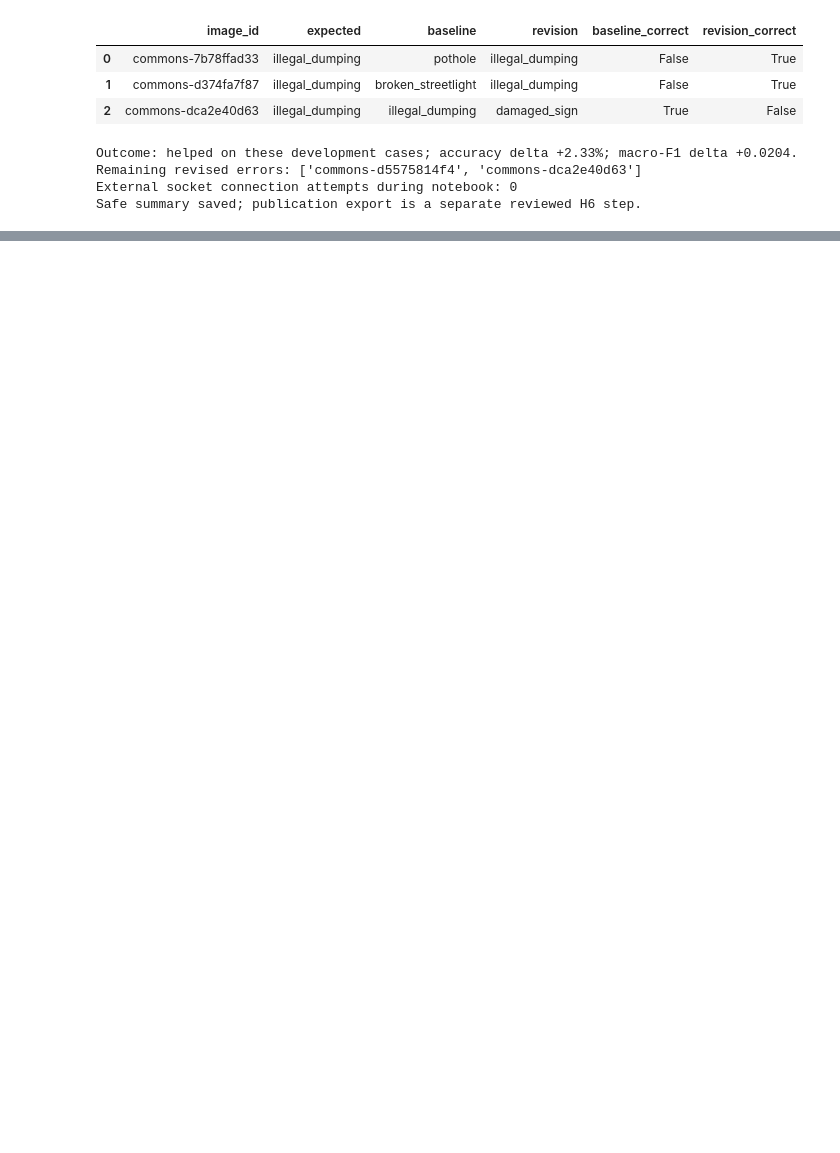
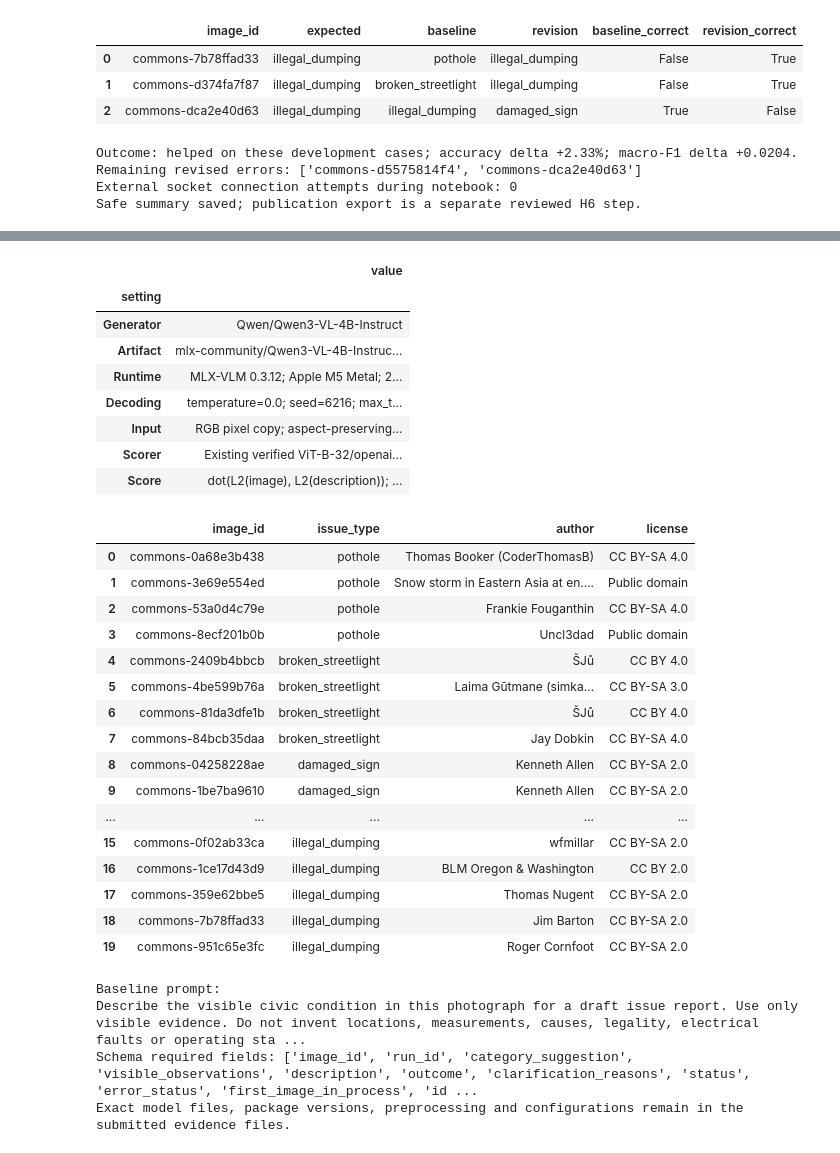
Before and after one commit to Itz-Viggy/civicfix, a Jupyter notebook: experiments/first_model_exploration/training_experiments.ipynb, the cells around one changed output, grey strips where cells are left out. Saved outputs shown, nothing was run; the diff lists cells and outputs as text; code cells hidden in the pictures; blank space fills up the shorter version.

```diff
--- a/experiments/first_model_exploration/training_experiments.ipynb
+++ b/experiments/first_model_exploration/training_experiments.ipynb
@@ -514,0 +562,47 @@ The result supports keeping the revised prompts for the next evaluation, but a s
+# %%
+baseline_desc_cfg = desc_runs["baseline"][0]
+settings = baseline_desc_cfg["settings"]
+display(pd.DataFrame([
+    {"setting": "Generator", "value": settings["model_id"]},
+    {"setting": "Artifact", "value": settings["artifact_id"] + " @ " + settings["artifact_revision"]},
+    {"setting": "Runtime", "value": "MLX-VLM 0.3.12; Apple M5 Metal; 24 GiB memory; local 4-bit"},
+    {"setting": "Decoding", "value": f"temperature={settings['temperature']}; seed={settings['seed']}; max_tokens={settings['max_tokens']}"},
+    {"setting": "Input", "value": f"RGB pixel copy; aspect-preserving max side {settings['generator_max_side']} px"},
+    {"setting": "Scorer", "value": "Existing verified ViT-B-32/openai; native transforms/tokenizer; CPU fp32"},
+    {"setting": "Score", "value": "dot(L2(image), L2(description)); no prefix/rescaling; raw cosine, not official CLIPScore"},
+]).set_index("setting"))
+display(pd.DataFrame(selection["images"])[["image_id", "issue_type", "author", "license"]])
+print("Baseline prompt:\n" + baseline_desc_cfg["prompt"]["base"])
+print("Schema required fields:", json.loads((DESC / "schemas.json").read_text())["generation"]["required"])
+print("Exact model files, package versions, preprocessing and configurations remain in the submitted evidence files.")
+# %% [output]
+|  | value |
+| setting |  |
+| Generator | Qwen/Qwen3-VL-4B-Instruct |
+| Artifact | mlx-community/Qwen3-VL-4B-Instruc... |
+| Runtime | MLX-VLM 0.3.12; Apple M5 Metal; 2... |
+| Decoding | temperature=0.0; seed=6216; max_t... |
+| Input | RGB pixel copy; aspect-preserving... |
+| Scorer | Existing verified ViT-B-32/openai... |
+| Score | dot(L2(image), L2(description)); ... |
+|  | image_id | issue_type | author | license |
+| 0 | commons-0a68e3b438 | pothole | Thomas Booker (CoderThomasB) | CC BY-SA 4.0 |
+| 1 | commons-3e69e554ed | pothole | Snow storm in Eastern Asia at en.... | Public domain |
+| 2 | commons-53a0d4c79e | pothole | Frankie Fouganthin | CC BY-SA 4.0 |
+| 3 | commons-8ecf201b0b | pothole | Uncl3dad | Public domain |
+| 4 | commons-2409b4bbcb | broken_streetlight | ŠJů | CC BY 4.0 |
+| 5 | commons-4be599b76a | broken_streetlight | Laima Gūtmane (simka… | CC BY-SA 3.0 |
+| 6 | commons-81da3dfe1b | broken_streetlight | ŠJů | CC BY 4.0 |
+| 7 | commons-84bcb35daa | broken_streetlight | Jay Dobkin | CC BY-SA 4.0 |
+| 8 | commons-04258228ae | damaged_sign | Kenneth Allen | CC BY-SA 2.0 |
+| 9 | commons-1be7ba9610 | damaged_sign | Kenneth Allen | CC BY-SA 2.0 |
+| ... | ... | ... | ... | ... |
+| 15 | commons-0f02ab33ca | illegal_dumping | wfmillar | CC BY-SA 2.0 |
+| 16 | commons-1ce17d43d9 | illegal_dumping | BLM Oregon & Washington | CC BY 2.0 |
+| 17 | commons-359e62bbe5 | illegal_dumping | Thomas Nugent | CC BY-SA 2.0 |
+| 18 | commons-7b78ffad33 | illegal_dumping | Jim Barton | CC BY-SA 2.0 |
+| 19 | commons-951c65e3fc | illegal_dumping | Roger Cornfoot | CC BY-SA 2.0 |
+Baseline prompt:
+Describe the visible civic condition in this photograph for a draft issue report. Use only visible evidence. Do not invent locations, measurements, causes, legality, electrical faults or operating sta ...
+Schema required fields: ['image_id', 'run_id', 'category_suggestion', 'visible_observations', 'description', 'outcome', 'clarification_reasons', 'status', 'error_status', 'first_image_in_process', 'id ...
+Exact model files, package versions, preprocessing and configurations remain in the submitted evidence files.
```
Also changed, not shown: parts of 20 cells of this notebook, 9 other files.
